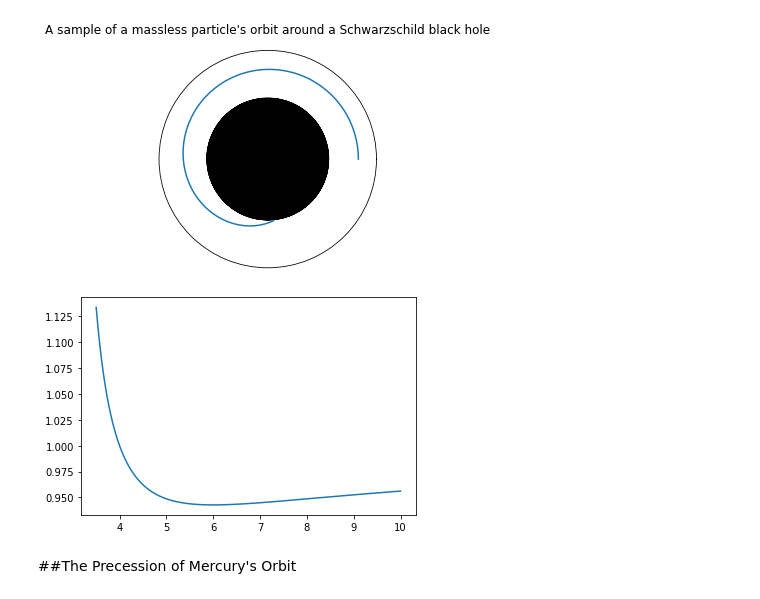
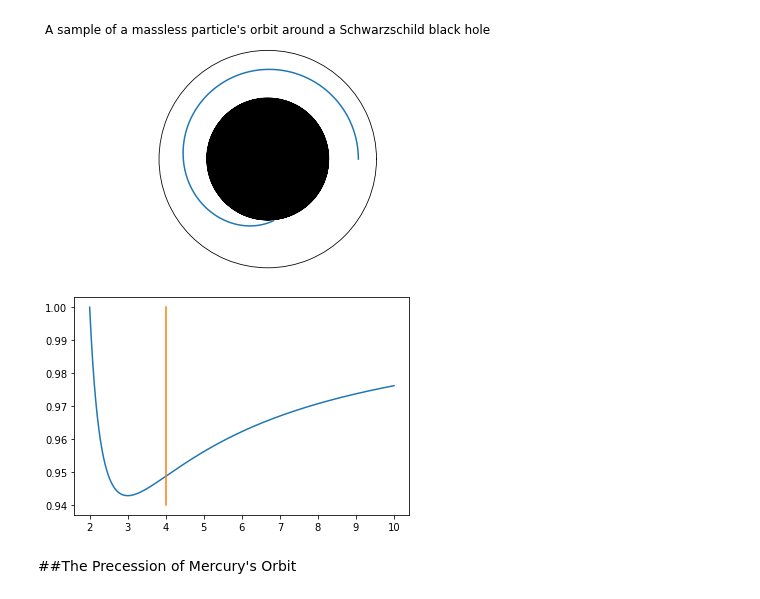
Before and after one commit to aidanjjoyce/Black-Hole-Simulations, a Jupyter notebook: Black_Hole_Simulations.ipynb, the cells around one changed output. Saved outputs shown, nothing was run; the diff lists cells and outputs as text; code cells hidden in the pictures.

```diff
--- a/Black_Hole_Simulations.ipynb
+++ b/Black_Hole_Simulations.ipynb
@@ -130,17 +133,19 @@ plt.show()
 [figure]
 # %%
 ##Plots the energy of circular orbits around Schwarzschild black hole
-mu = 1
+Rs = 1
 
-def k(r, mu):
-  return (1 - 2*mu/r) / np.sqrt(1-3*mu/r)
+def k(r, Rs):
+  return (1 - Rs/r) / np.sqrt(1-3*Rs/(2*r))
 
-rs = np.linspace(3.5*mu,10*mu, 1000)
-ks = k(rs, mu)
+rs = np.linspace(2*Rs,10*Rs, 1000)
+ks = k(rs, Rs)
 plt.plot(rs,ks)
+R = 4
+plt.plot([R,R],[0.94,1])
 plt.show()
 # %% [output]
-[figure, old version]
+[figure, new version]
 # %% [markdown]
 ##The Precession of Mercury's Orbit
 # %%
```
Also changed, not shown: parts of 7 cells of this notebook.
